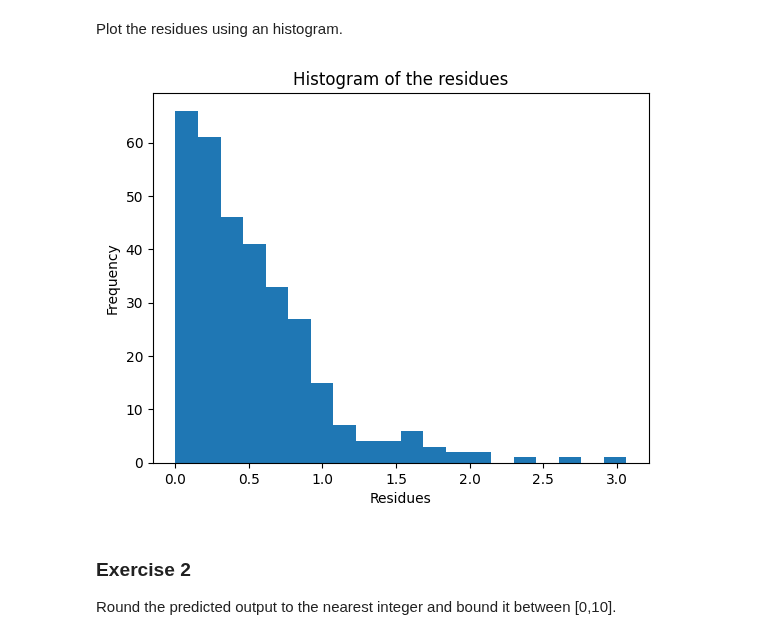
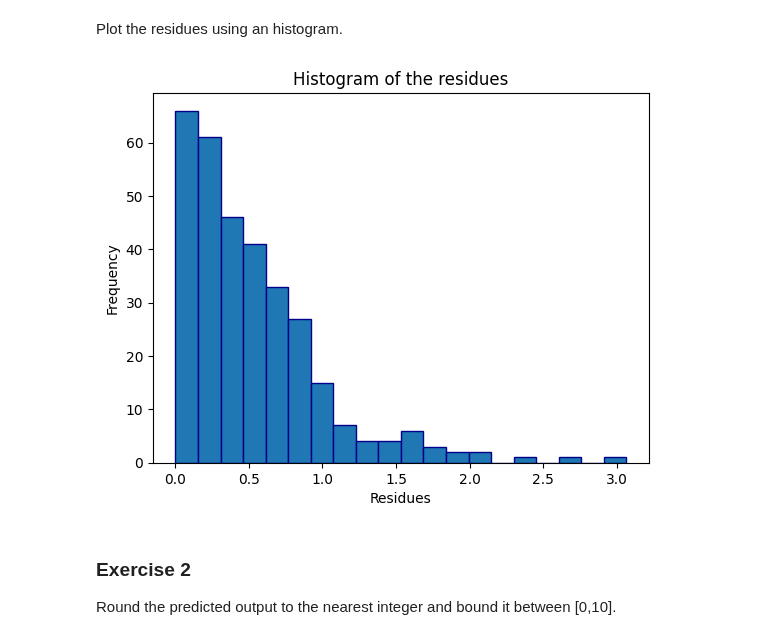
Before and after one commit to pim03/apr-hm, a Jupyter notebook: Homework3/Notebook3.ipynb, the cells around one changed output. Cells and saved outputs as stored; diff of their text form; code cells hidden in the pictures.

```diff
--- a/Homework3/Notebook3.ipynb
+++ b/Homework3/Notebook3.ipynb
@@ -44,15 +45,15 @@ Plot the residues using an histogram.
 # %%
 import matplotlib.pyplot as plt
 
 # Plot the residues
-plt.hist(residues,bins=20)
+plt.hist(residues,bins=20, edgecolor='darkblue')
 plt.title('Histogram of the residues')
 plt.xlabel('Residues')
 plt.ylabel('Frequency')
 plt.savefig('ex1_histogram.png')
 plt.show()
 # %% [output]
-[figure, old version]
+[figure, new version]
 # %% [markdown]
 ### Exercise 2 ###
 
```
Also changed, not shown: parts of 5 cells of this notebook, 9 other files.
